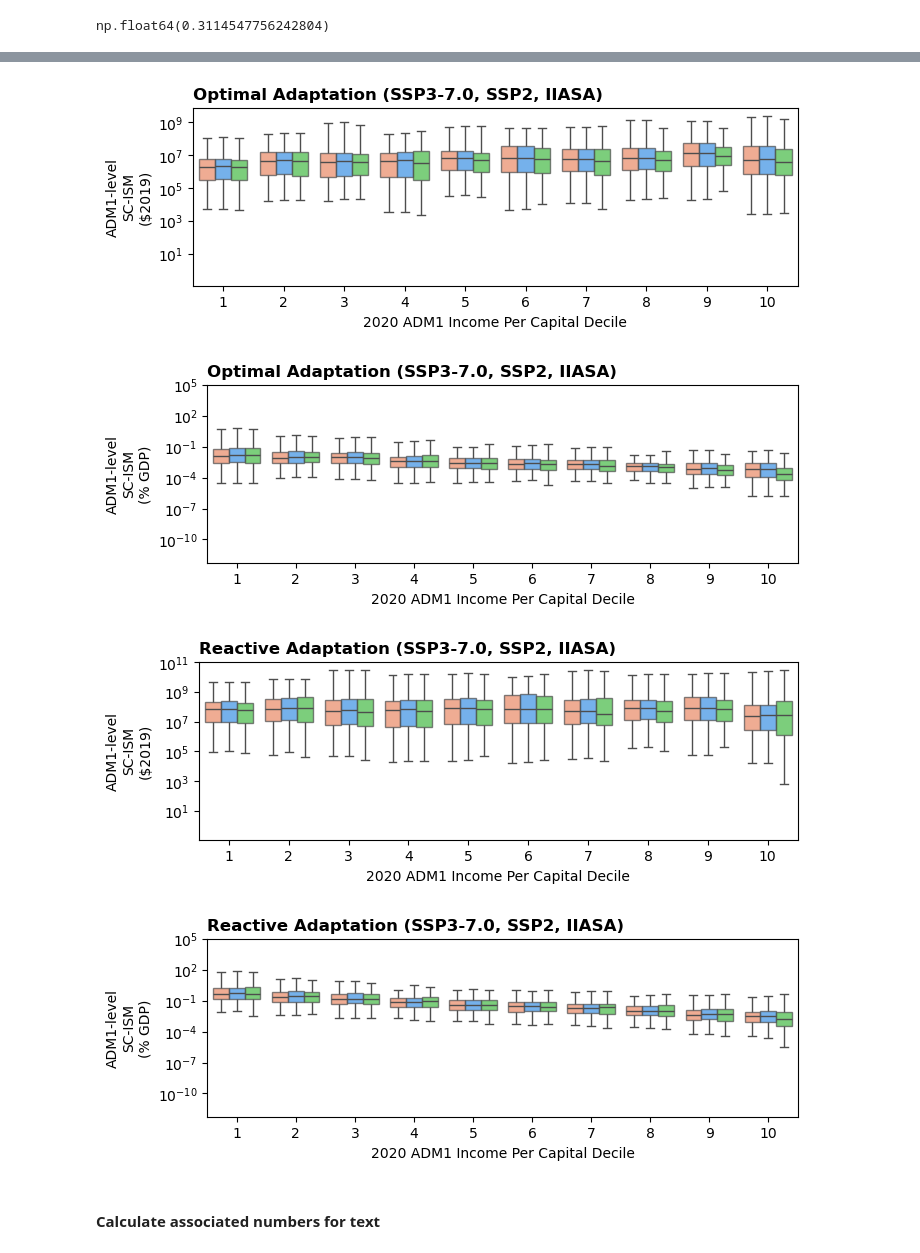
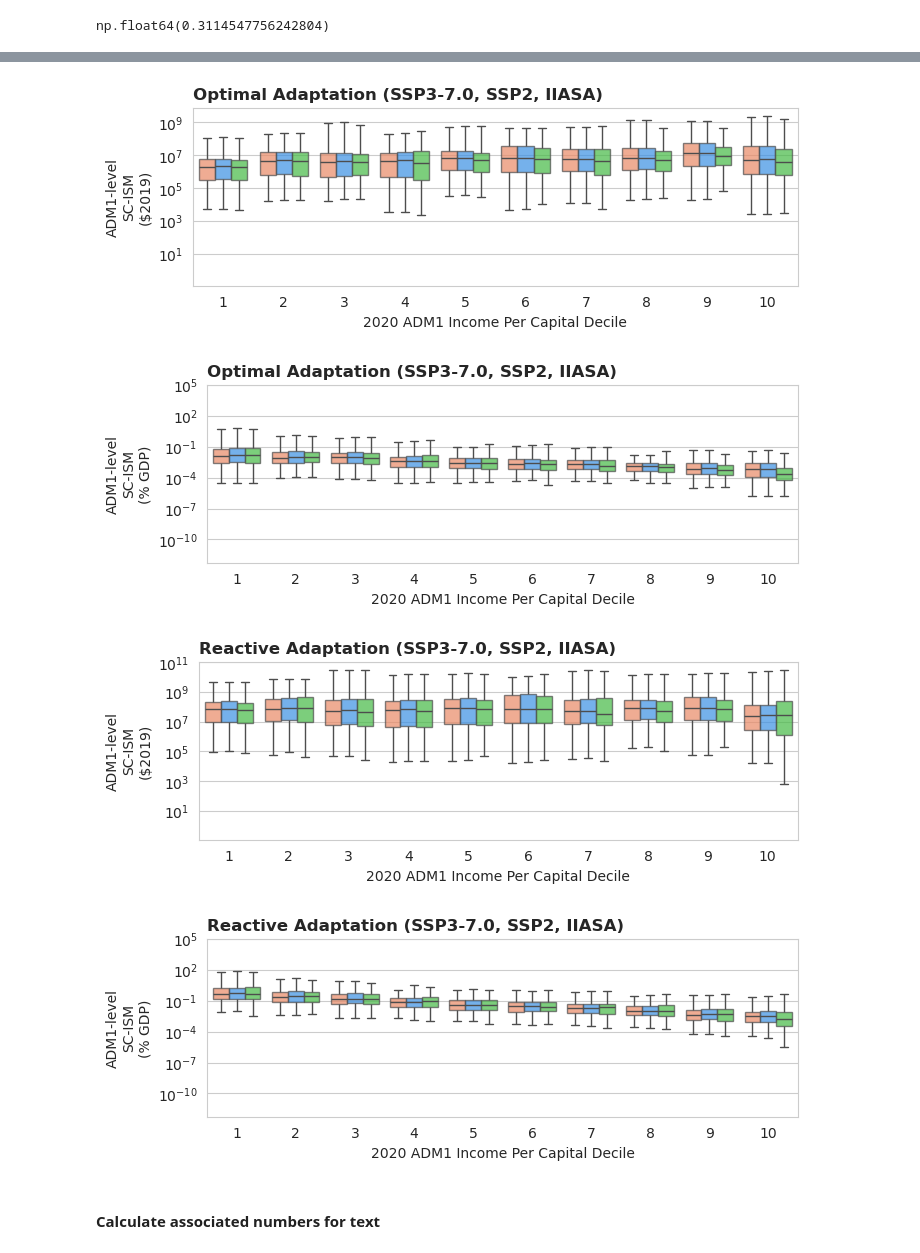
Before and after one commit to bolliger32/ice-sheet-impacts, a Jupyter notebook: code/5-generate-manuscript-content.ipynb, the cells around one changed output, grey strips where cells are left out. Saved outputs shown, nothing was run; the diff lists cells and outputs as text; code cells hidden in the pictures.

```diff
--- a/code/5-generate-manuscript-content.ipynb
+++ b/code/5-generate-manuscript-content.ipynb
@@ -26,6 +23,7 @@ from colorcet import cm
 params = pd.read_json(shared.PATH_PARAMS)["values"]
 # %%
 DPI = 300
+PLOT_TEXT = True
 bl = "ssp370_medium"
 iss = ["ssp370_medium_constant", "ssp370_medium_ant", "ssp370_medium_green"]
 iss_labs = ["Uniform (1cm)", "AIS (1cm)", "GrIS (1cm)"]
@@ -546,9 +558,12 @@ for i, b in enumerate(bvals):
     ax.plot(i + 1, b[10 * bl_idx + sspiam_idx], "o", alpha=0.6, c="black")
 
 
-ax.set_title("SC-ISM: Difference in Global NPV from Baseline SLR (2005-2100)")
-ax.set_ylabel("$Billion 2019 USD")
-ax.set_xticklabels(iss_labs)
+if PLOT_TEXT:
+    ax.set_title("SC-ISM: Difference in Global NPV from Baseline SLR (2005-2100)")
+    ax.set_ylabel("$Billion 2019 USD")
+    ax.set_xticklabels(iss_labs)
+else:
+    ax.set_xticklabels([None, None, None])
 plt.savefig(shared.PATH_BOXWHISKER, dpi=DPI)
 # %% [output]
 [figure]
@@ -635,39 +650,47 @@ assert decile_df.decile.unique().min() == 1
 # %%
 for i, title in [
     ("optimalfixed", "Optimal Adaptation"),
     ("noAdaptation", "Reactive Adaptation"),
 ]:
-    for j, kind in [("costs", "$2019"), ("fgdp", "% GDP")]:
-        fig, ax = plt.subplots(figsize=(7, 2.5), layout="constrained")
-        ax = sns.boxplot(
-            decile_df.loc[i],
-            x="decile",
-            y=j,
-            hue="scenario",
-            palette=iss_cols,
-            fliersize=0,
-            ax=ax,
-            legend=False,
-            patch_artist=True,
-            log_scale=True,
-        )
-        ax.set_ylabel(f"ADM1-level\nSC-ISM\n({kind})")
-        ax.set_xlabel("2020 ADM1 Income Per Capital Decile")
-        for p in ax.patches:
-            p.set_alpha(0.7)
-        ax.set_title(
-            f"{title} (SSP3-7.0, SSP2, IIASA)", ha="left", x=0, fontweight="bold"
-        )
-        fig.savefig(
-            shared.DIR_FIGS
-            / f"ypc19_DECILEgrouped_log10SCISM_{j}_ssp370_med_ssp2iiasa_byPulse_{i}.png",
-            dpi=DPI,
-        )
+    with sns.axes_style("whitegrid"):
+        for j, kind in [("costs", "$2019"), ("fgdp", "% GDP")]:
+            fig, ax = plt.subplots(figsize=(7, 2.5), layout="constrained")
+            ax = sns.boxplot(
+                decile_df.loc[i],
+                x="decile",
+                y=j,
+                hue="scenario",
+                palette=iss_cols,
+                fliersize=0,
+                ax=ax,
+                legend=False,
+                patch_artist=True,
+                log_scale=True,
+            )
+
+            for p in ax.patches:
+                p.set_alpha(0.7)
+
+            if PLOT_TEXT:
+                ax.set_ylabel(f"ADM1-level\nSC-ISM\n({kind})")
+                ax.set_xlabel("2020 ADM1 Income Per Capital Decile")
+                ax.set_title(
+                    f"{title} (SSP3-7.0, SSP2, IIASA)", ha="left", x=0, fontweight="bold"
+                )
+            else:
+                ax.set_xlabel(None)
+                ax.set_ylabel(None)
+
+            fig.savefig(
+                shared.DIR_FIGS
+                / f"ypc19_DECILEgrouped_log10SCISM_{j}_ssp370_med_ssp2iiasa_byPulse_{i}.png",
+                dpi=DPI,
+            )
 # %% [output]
-[figure, old version]
+[figure, new version]
-[figure, old version]
+[figure, new version]
-[figure, old version]
+[figure, new version]
-[figure, old version]
+[figure, new version]
 # %% [markdown]
 #### Calculate associated numbers for text
 # %%
```
Also changed, not shown: parts of 4 cells of this notebook, 1 other file.
